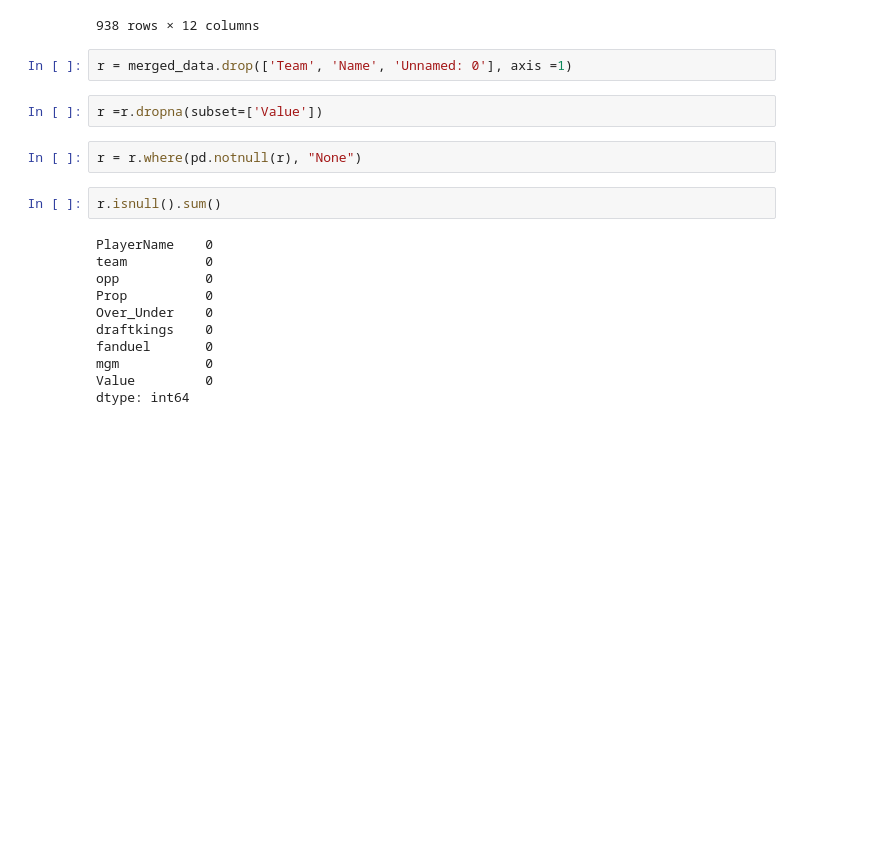
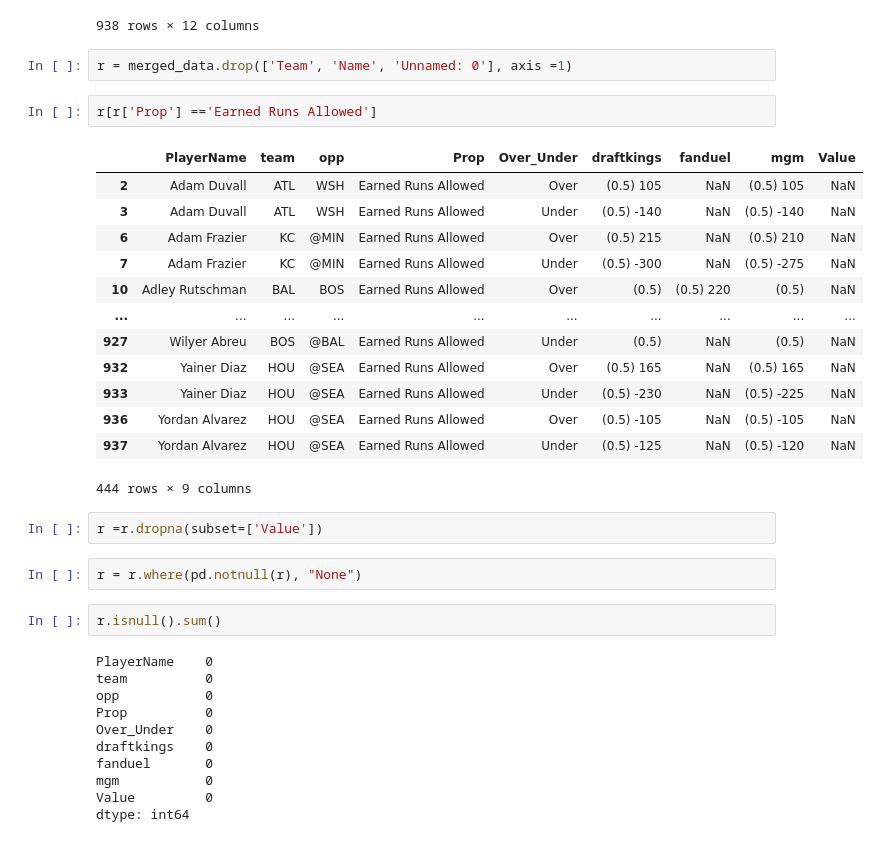
Before and after one commit to DhirenShivdasani/mlb, a Jupyter notebook: Browser Extension.ipynb, the cells around one changed output. Saved outputs shown, nothing was run; the diff lists cells and outputs as text; blank space fills up the shorter version.

```diff
--- a/Browser Extension.ipynb
+++ b/Browser Extension.ipynb
@@ -125,6 +141,22 @@ merged_data
 938 rows × 12 columns
 # %%
 r = merged_data.drop(['Team', 'Name', 'Unnamed: 0'], axis =1)
+# %%
+r[r['Prop'] =='Earned Runs Allowed']
+# %% [output]
+|  | PlayerName | team | opp | Prop | Over_Under | draftkings | fanduel | mgm | Value |
+| 2 | Adam Duvall | ATL | WSH | Earned Runs Allowed | Over | (0.5) 105 | NaN | (0.5) 105 | NaN |
+| 3 | Adam Duvall | ATL | WSH | Earned Runs Allowed | Under | (0.5) -140 | NaN | (0.5) -140 | NaN |
+| 6 | Adam Frazier | KC | @MIN | Earned Runs Allowed | Over | (0.5) 215 | NaN | (0.5) 210 | NaN |
+| 7 | Adam Frazier | KC | @MIN | Earned Runs Allowed | Under | (0.5) -300 | NaN | (0.5) -275 | NaN |
+| 10 | Adley Rutschman | BAL | BOS | Earned Runs Allowed | Over | (0.5) | (0.5) 220 | (0.5) | NaN |
+| ... | ... | ... | ... | ... | ... | ... | ... | ... | ... |
+| 927 | Wilyer Abreu | BOS | @BAL | Earned Runs Allowed | Under | (0.5) | NaN | (0.5) | NaN |
+| 932 | Yainer Diaz | HOU | @SEA | Earned Runs Allowed | Over | (0.5) 165 | NaN | (0.5) 165 | NaN |
+| 933 | Yainer Diaz | HOU | @SEA | Earned Runs Allowed | Under | (0.5) -230 | NaN | (0.5) -225 | NaN |
+| 936 | Yordan Alvarez | HOU | @SEA | Earned Runs Allowed | Over | (0.5) -105 | NaN | (0.5) -105 | NaN |
+| 937 | Yordan Alvarez | HOU | @SEA | Earned Runs Allowed | Under | (0.5) -125 | NaN | (0.5) -120 | NaN |
+444 rows × 9 columns
 # %%
 r =r.dropna(subset=['Value'])
 # %%
```
Also changed, not shown: parts of 7 cells of this notebook, 2 other files.
